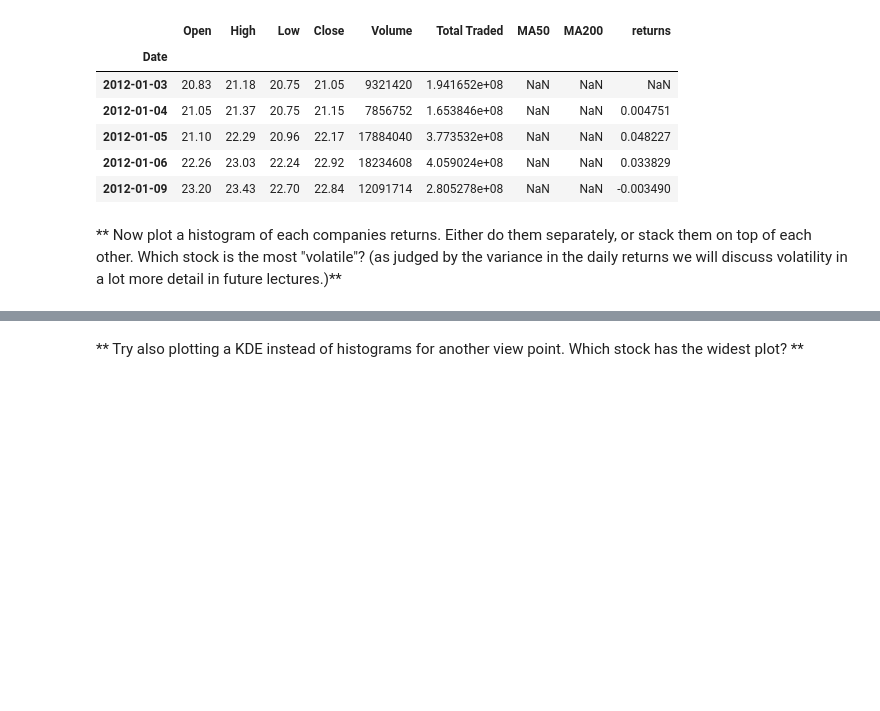
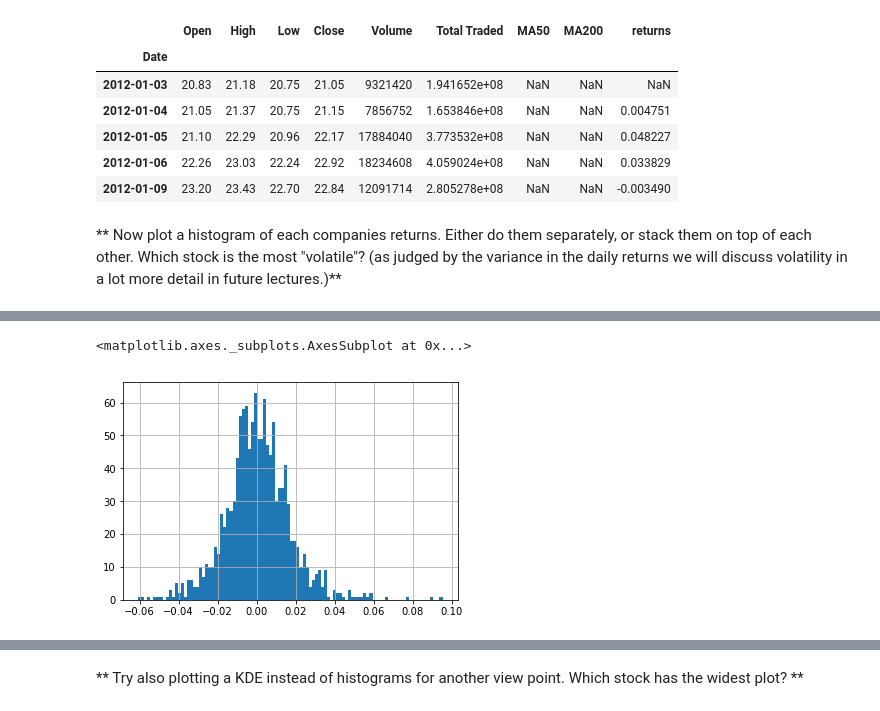
Before and after one commit to bcutrell/study, a Jupyter notebook: python/financial-analysis-and-trading/stock-market-analysis/exercises.ipynb, the cells around one changed output, grey strips where cells are left out. Cells and saved outputs as stored; diff of their text form; code cells hidden in the pictures; blank space fills up the shorter version.

```diff
--- a/python/financial-analysis-and-trading/stock-market-analysis/exercises.ipynb
+++ b/python/financial-analysis-and-trading/stock-market-analysis/exercises.ipynb
@@ -349,0 +350,5 @@ This defines r_t (return at time t) as equal to the price at time t divided by t
+# %%
+gm['returns'].hist(bins=100)
+# %% [output]
+<matplotlib.axes._subplots.AxesSubplot at 0x...>
+[figure, added]
```
Also changed, not shown: parts of 19 cells of this notebook.
